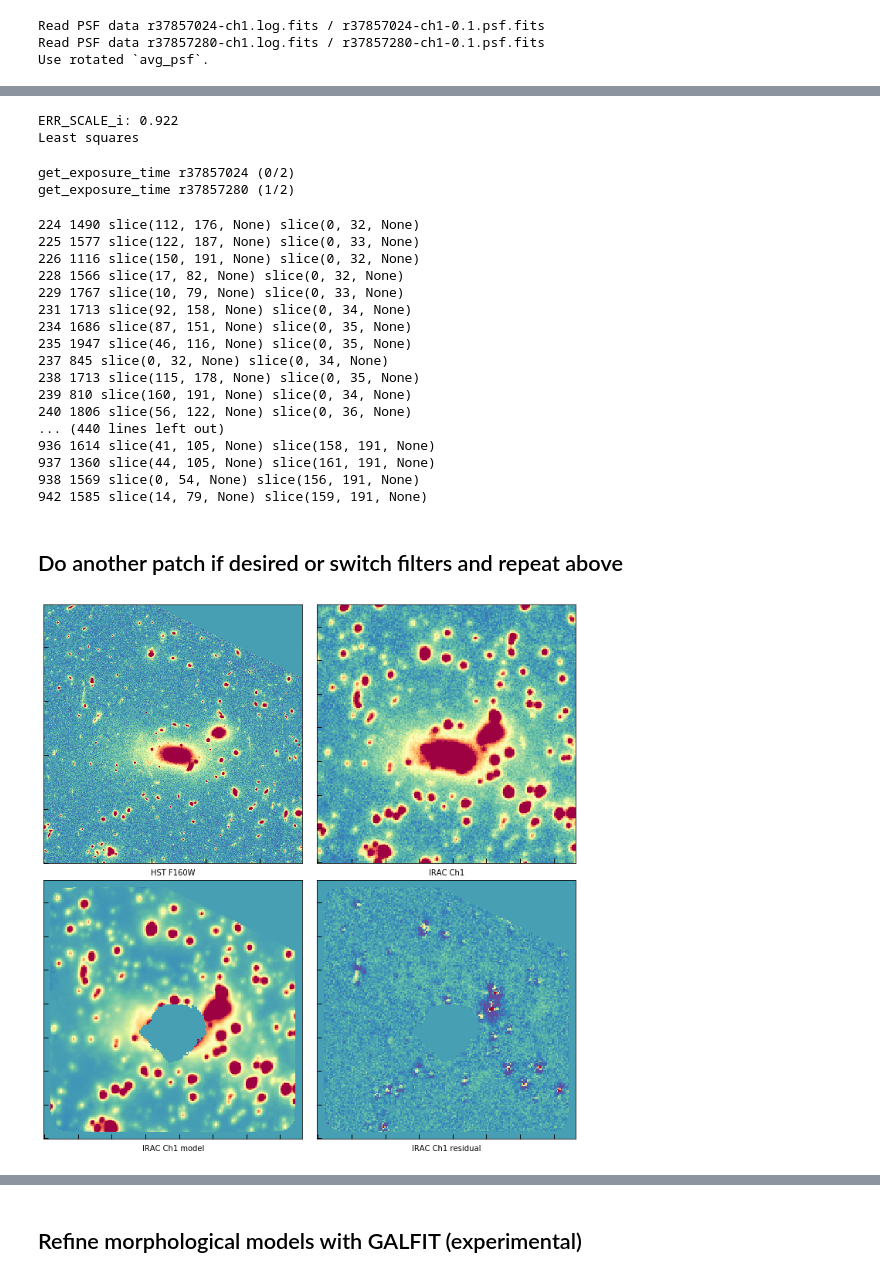
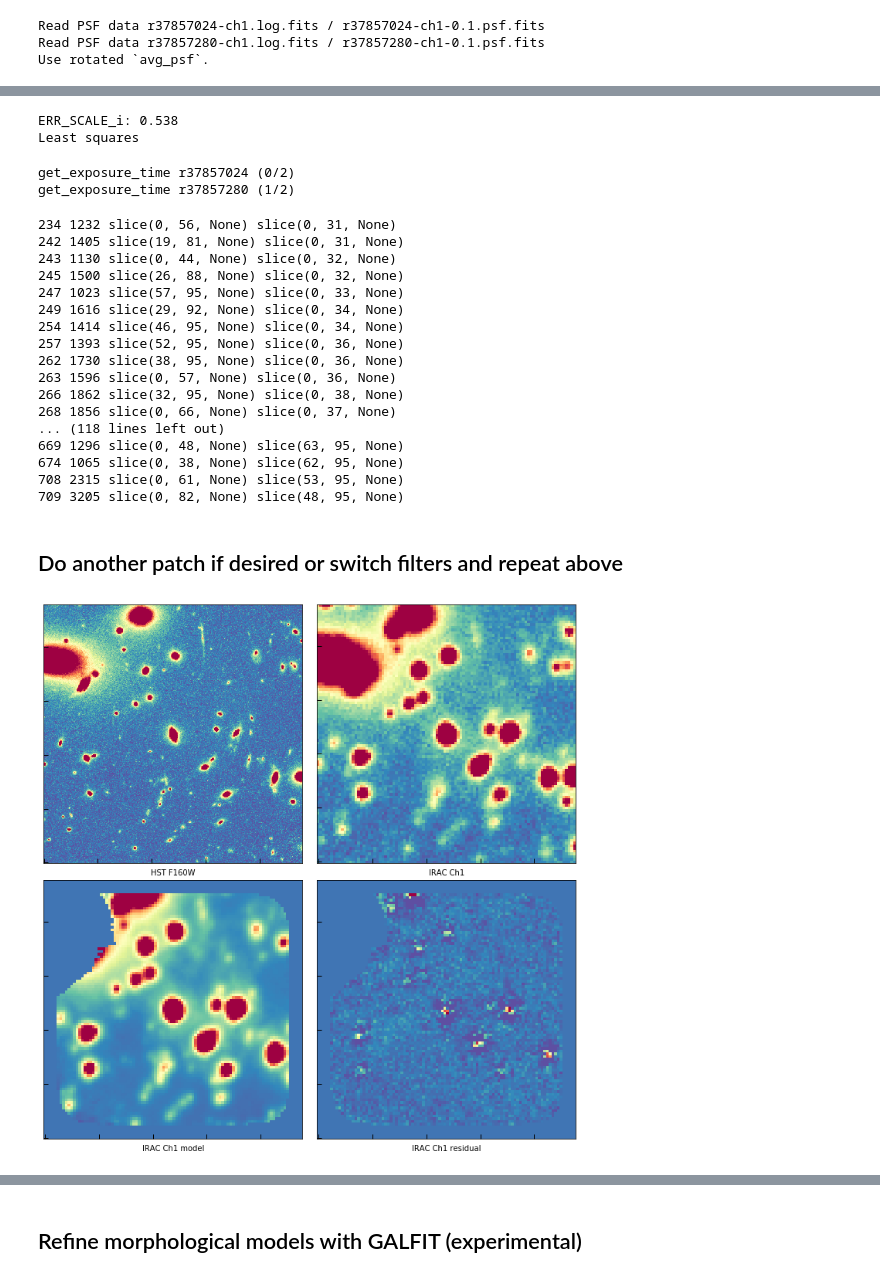
Before and after one commit to gbrammer/golfir, a Jupyter notebook: notebooks/IRAC-photometry.ipynb, the cells around one changed output, grey strips where cells are left out. Cells and saved outputs as stored; diff of their text form; code cells hidden in the pictures.

Commit message:
update photometry notebook

```diff
--- a/notebooks/IRAC-photometry.ipynb
+++ b/notebooks/IRAC-photometry.ipynb
@@ -36,6 +44,5 @@ from golfir.utils import get_wcslist, _obj_shift
 # %%
-root = 'j142632p3508'
-
+# Uses products from IRAC-mosaic.ipynb notebook
 root = 'j025708m2326'
 
 PATH = '/Users/gbrammer/Research/HST/CHArGE/IRAC/'+root
@@ -109,6 +116,9 @@ if ds9 is not None:
     ds9.set_defaults(match='wcs')
     ds9.frame(2)
     ds9.set(f'file {root}-ir_seg.fits')
+
+    if root == 'j025708m2326':
+        ds9.set('pan to 44.27983012 -23.43852795 fk5')
 # %%
 # Spitzer channel to fit (integers for IRAC, 'mips1' for 24um)
 ch = 1
@@ -218,7 +228,7 @@ tf = None
 # Test at the center of the image as displayed in DS9
 
 # Initial small patch
-get_pan, patch_arcmin = True, 0.5
+get_pan, patch_arcmin = True, 0.4
 
 # Full patch around WFC3/IR
 #get_pan, patch_arcmin = True, 1.4
@@ -620,7 +630,7 @@ h_model = _Af.T.dot(_x[0]).reshape(h_sm.shape)
 ds9.frame(14)
 ds9.view(msk2d*(irac_im.data[isly, islx]-h_model), header=utils.get_wcs_slice_header(irac_wcs, islx, isly))
 # %% [output]
-ERR_SCALE_i: 0.922
+ERR_SCALE_i: 0.538
 Least squares
 # %%
 ###########
@@ -758,56 +768,55 @@ for i, id in enumerate(ids):
 
 comp_hdu.writeto(comp_file, overwrite=True)
 # %% [output]
-224 1490 slice(112, 176, None) slice(0, 32, None)
-225 1577 slice(122, 187, None) slice(0, 33, None)
-226 1116 slice(150, 191, None) slice(0, 32, None)
-228 1566 slice(17, 82, None) slice(0, 32, None)
-229 1767 slice(10, 79, None) slice(0, 33, None)
-231 1713 slice(92, 158, None) slice(0, 34, None)
-234 1686 slice(87, 151, None) slice(0, 35, None)
-235 1947 slice(46, 116, None) slice(0, 35, None)
-237 845 slice(0, 32, None) slice(0, 34, None)
-238 1713 slice(115, 178, None) slice(0, 35, None)
-239 810 slice(160, 191, None) slice(0, 34, None)
-240 1806 slice(56, 122, None) slice(0, 36, None)
-... (440 lines left out)
-936 1614 slice(41, 105, None) slice(158, 191, None)
-937 1360 slice(44, 105, None) slice(161, 191, None)
-938 1569 slice(0, 54, None) slice(156, 191, None)
-942 1585 slice(14, 79, None) slice(159, 191, None)
+234 1232 slice(0, 56, None) slice(0, 31, None)
+242 1405 slice(19, 81, None) slice(0, 31, None)
+243 1130 slice(0, 44, None) slice(0, 32, None)
+245 1500 slice(26, 88, None) slice(0, 32, None)
+247 1023 slice(57, 95, None) slice(0, 33, None)
+249 1616 slice(29, 92, None) slice(0, 34, None)
+254 1414 slice(46, 95, None) slice(0, 34, None)
+257 1393 slice(52, 95, None) slice(0, 36, None)
+262 1730 slice(38, 95, None) slice(0, 36, None)
+263 1596 slice(0, 57, None) slice(0, 36, None)
+266 1862 slice(32, 95, None) slice(0, 38, None)
+268 1856 slice(0, 66, None) slice(0, 37, None)
+... (118 lines left out)
+669 1296 slice(0, 48, None) slice(63, 95, None)
+674 1065 slice(0, 38, None) slice(62, 95, None)
+708 2315 slice(0, 61, None) slice(53, 95, None)
+709 3205 slice(0, 82, None) slice(48, 95, None)
 # %% [markdown]
 ## Do another patch if desired or switch filters and repeat above
 # %%
 # Show results
 fig = plt.figure(figsize=[10, 10])
 
 cm = 'Spectral_r'
-
-vm = (-0.05, 0.3)
+vm = (-0.03, 0.4)
 
 ax = fig.add_subplot(221)
 ax.imshow(hst_slice, vmin=vm[0]/10, vmax=vm[1]/10, cmap=cm)
 ax.set_xlabel('HST F160W')
 
 ax = fig.add_subplot(222)
 ax.imshow(irac_im.data[isly, islx], vmin=vm[0], vmax=vm[1], cmap=cm)
 ax.set_xlabel(f'IRAC Ch{ch}')
 
 ax = fig.add_subplot(223)
 ax.imshow(h_model*msk2d, vmin=vm[0], vmax=vm[1], cmap=cm)
 ax.set_xlabel(f'IRAC Ch{ch} model')
 
 ax = fig.add_subplot(224)
 ax.imshow((irac_im.data[isly, islx] - h_model)*msk2d, vmin=vm[0], vmax=vm[1], cmap=cm)
 ax.set_xlabel(f'IRAC Ch{ch} residual')
 
 for ax in fig.axes:
     ax.set_xticklabels([])
     ax.set_yticklabels([])
 
 fig.tight_layout(pad=0.5)
 # %% [output]
-[figure, old version]
+[figure, new version]
 # %%
 # Show uncertainties that account for close neighbors
 fig = plt.figure(figsize=[8, 6])
```
Also changed, not shown: parts of 11 cells of this notebook.
